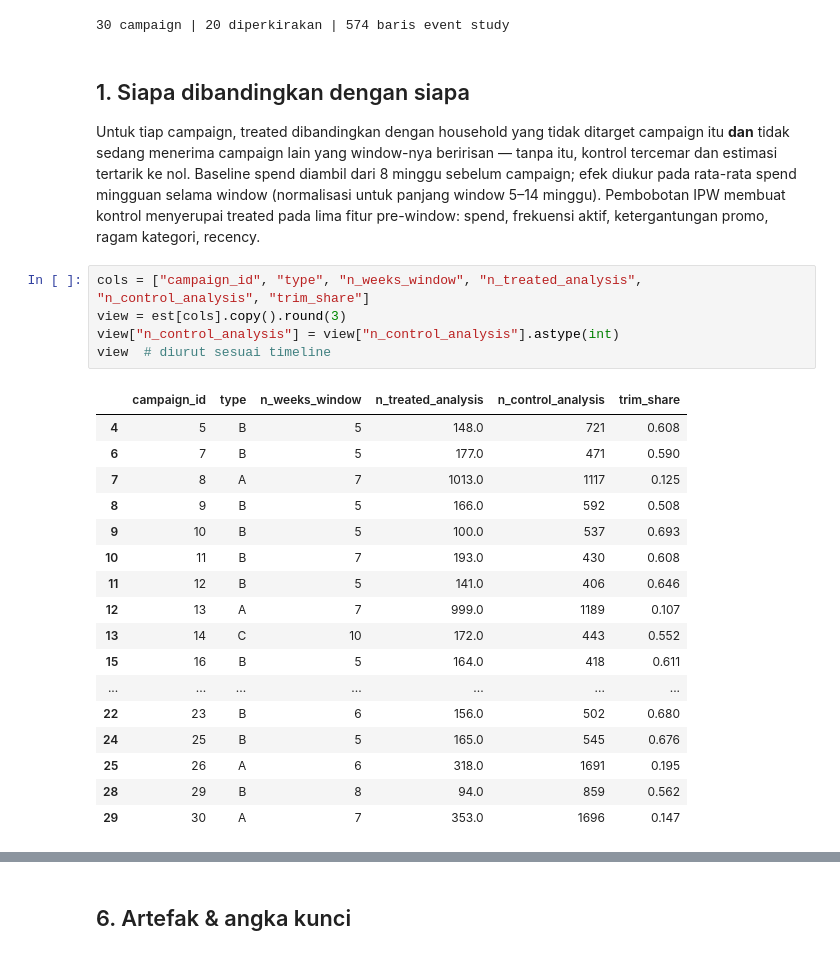
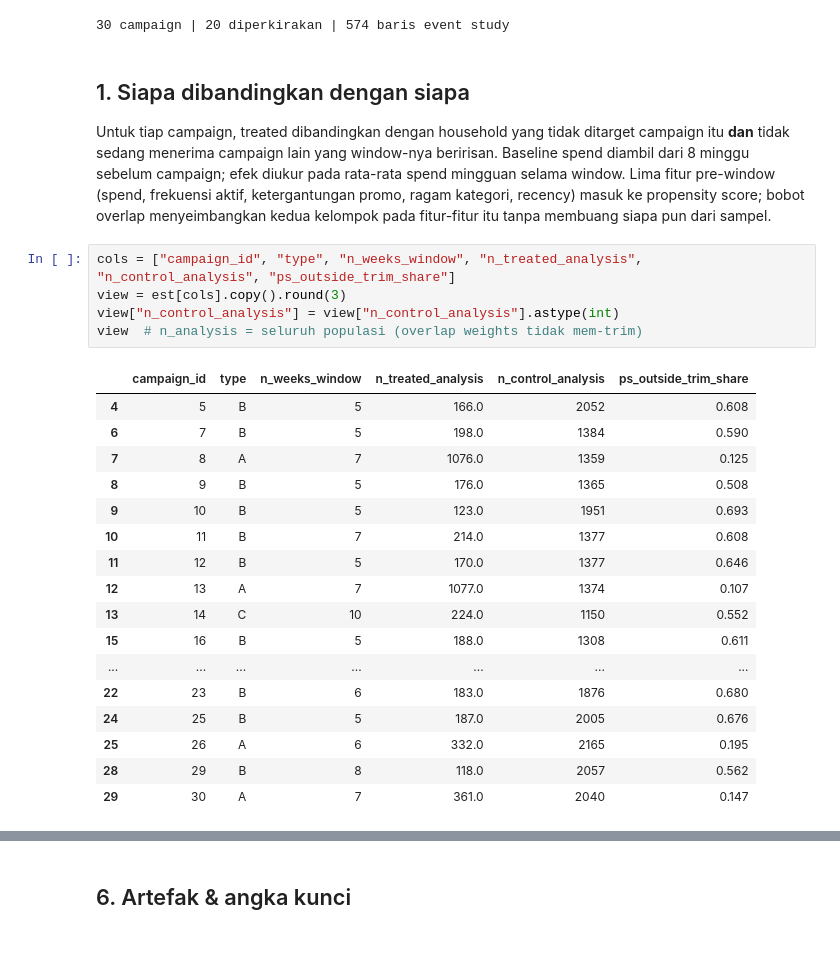
Before and after one commit to Trancend1/retail-voucher-incrementality, a Jupyter notebook: notebooks/04_campaign_did.ipynb, the cells around one changed output, grey strips where cells are left out. Cells and saved outputs as stored; diff of their text form.

```diff
--- a/notebooks/04_campaign_did.ipynb
+++ b/notebooks/04_campaign_did.ipynb
@@ -34,27 +34,27 @@ print(f"{len(results)} campaign | {len(est)} diperkirakan | {len(events):,} bari
 # %% [markdown]
 ## 1. Siapa dibandingkan dengan siapa
 
-Untuk tiap campaign, treated dibandingkan dengan household yang tidak ditarget campaign itu **dan** tidak sedang menerima campaign lain yang window-nya beririsan — tanpa itu, kontrol tercemar dan estimasi tertarik ke nol. Baseline spend diambil dari 8 minggu sebelum campaign; efek diukur pada rata-rata spend mingguan selama window (normalisasi untuk panjang window 5–14 minggu). Pembobotan IPW membuat kontrol menyerupai treated pada lima fitur pre-window: spend, frekuensi aktif, ketergantungan promo, ragam kategori, recency.
+Untuk tiap campaign, treated dibandingkan dengan household yang tidak ditarget campaign itu **dan** tidak sedang menerima campaign lain yang window-nya beririsan. Baseline spend diambil dari 8 minggu sebelum campaign; efek diukur pada rata-rata spend mingguan selama window. Lima fitur pre-window (spend, frekuensi aktif, ketergantungan promo, ragam kategori, recency) masuk ke propensity score; bobot overlap menyeimbangkan kedua kelompok pada fitur-fitur itu tanpa membuang siapa pun dari sampel.
 # %%
-cols = ["campaign_id", "type", "n_weeks_window", "n_treated_analysis", "n_control_analysis", "trim_share"]
+cols = ["campaign_id", "type", "n_weeks_window", "n_treated_analysis", "n_control_analysis", "ps_outside_trim_share"]
 view = est[cols].copy().round(3)
 view["n_control_analysis"] = view["n_control_analysis"].astype(int)
-view  # diurut sesuai timeline
+view  # n_analysis = seluruh populasi (overlap weights tidak mem-trim)
 # %% [output]
-|  | campaign_id | type | n_weeks_window | n_treated_analysis | n_control_analysis | trim_share |
-| 4 | 5 | B | 5 | 148.0 | 721 | 0.608 |
-| 6 | 7 | B | 5 | 177.0 | 471 | 0.590 |
-| 7 | 8 | A | 7 | 1013.0 | 1117 | 0.125 |
-| 8 | 9 | B | 5 | 166.0 | 592 | 0.508 |
-| 9 | 10 | B | 5 | 100.0 | 537 | 0.693 |
-| 10 | 11 | B | 7 | 193.0 | 430 | 0.608 |
-| 11 | 12 | B | 5 | 141.0 | 406 | 0.646 |
-| 12 | 13 | A | 7 | 999.0 | 1189 | 0.107 |
-| 13 | 14 | C | 10 | 172.0 | 443 | 0.552 |
-| 15 | 16 | B | 5 | 164.0 | 418 | 0.611 |
+|  | campaign_id | type | n_weeks_window | n_treated_analysis | n_control_analysis | ps_outside_trim_share |
+| 4 | 5 | B | 5 | 166.0 | 2052 | 0.608 |
+| 6 | 7 | B | 5 | 198.0 | 1384 | 0.590 |
+| 7 | 8 | A | 7 | 1076.0 | 1359 | 0.125 |
+| 8 | 9 | B | 5 | 176.0 | 1365 | 0.508 |
+| 9 | 10 | B | 5 | 123.0 | 1951 | 0.693 |
+| 10 | 11 | B | 7 | 214.0 | 1377 | 0.608 |
+| 11 | 12 | B | 5 | 170.0 | 1377 | 0.646 |
+| 12 | 13 | A | 7 | 1077.0 | 1374 | 0.107 |
+| 13 | 14 | C | 10 | 224.0 | 1150 | 0.552 |
+| 15 | 16 | B | 5 | 188.0 | 1308 | 0.611 |
 | ... | ... | ... | ... | ... | ... | ... |
-| 22 | 23 | B | 6 | 156.0 | 502 | 0.680 |
-| 24 | 25 | B | 5 | 165.0 | 545 | 0.676 |
-| 25 | 26 | A | 6 | 318.0 | 1691 | 0.195 |
-| 28 | 29 | B | 8 | 94.0 | 859 | 0.562 |
-| 29 | 30 | A | 7 | 353.0 | 1696 | 0.147 |
+| 22 | 23 | B | 6 | 183.0 | 1876 | 0.680 |
+| 24 | 25 | B | 5 | 187.0 | 2005 | 0.676 |
+| 25 | 26 | A | 6 | 332.0 | 2165 | 0.195 |
+| 28 | 29 | B | 8 | 118.0 | 2057 | 0.562 |
+| 29 | 30 | A | 7 | 361.0 | 2040 | 0.147 |
```
Also changed, not shown: parts of 15 cells of this notebook.
